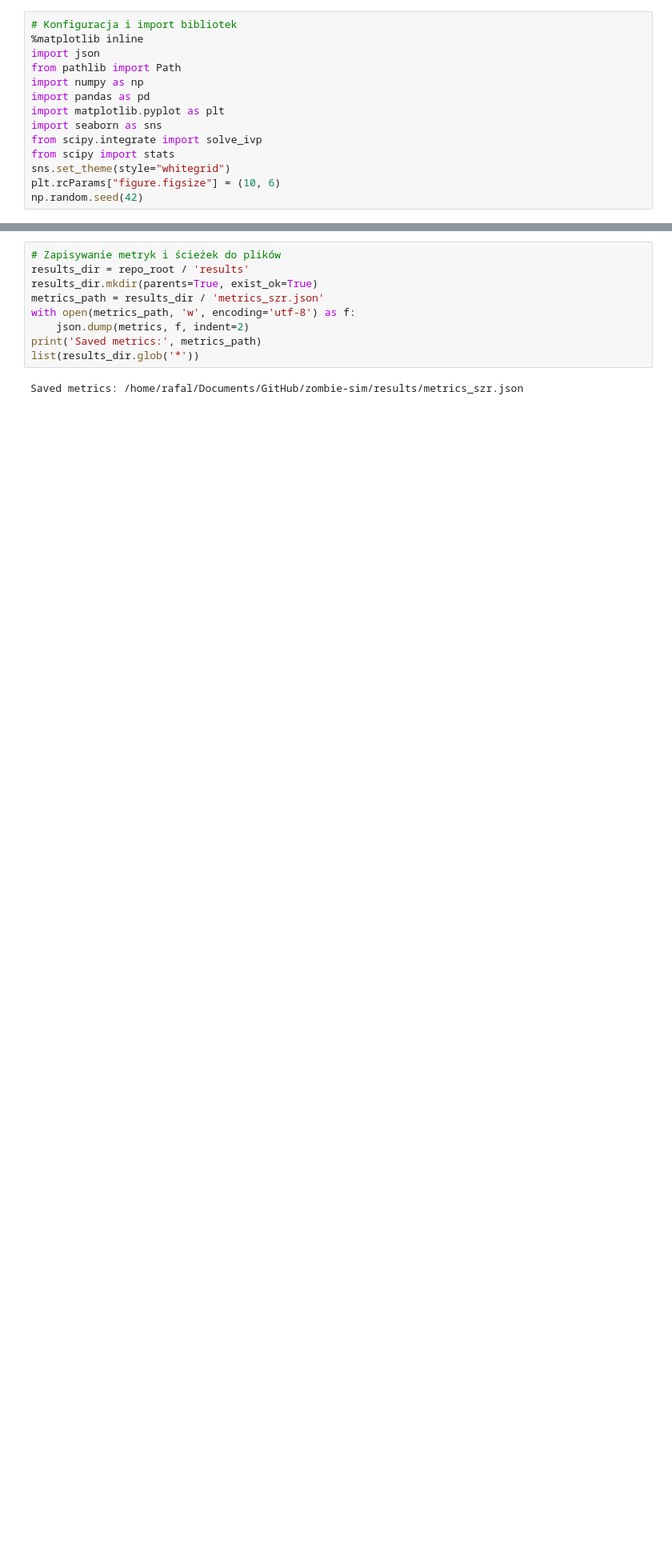
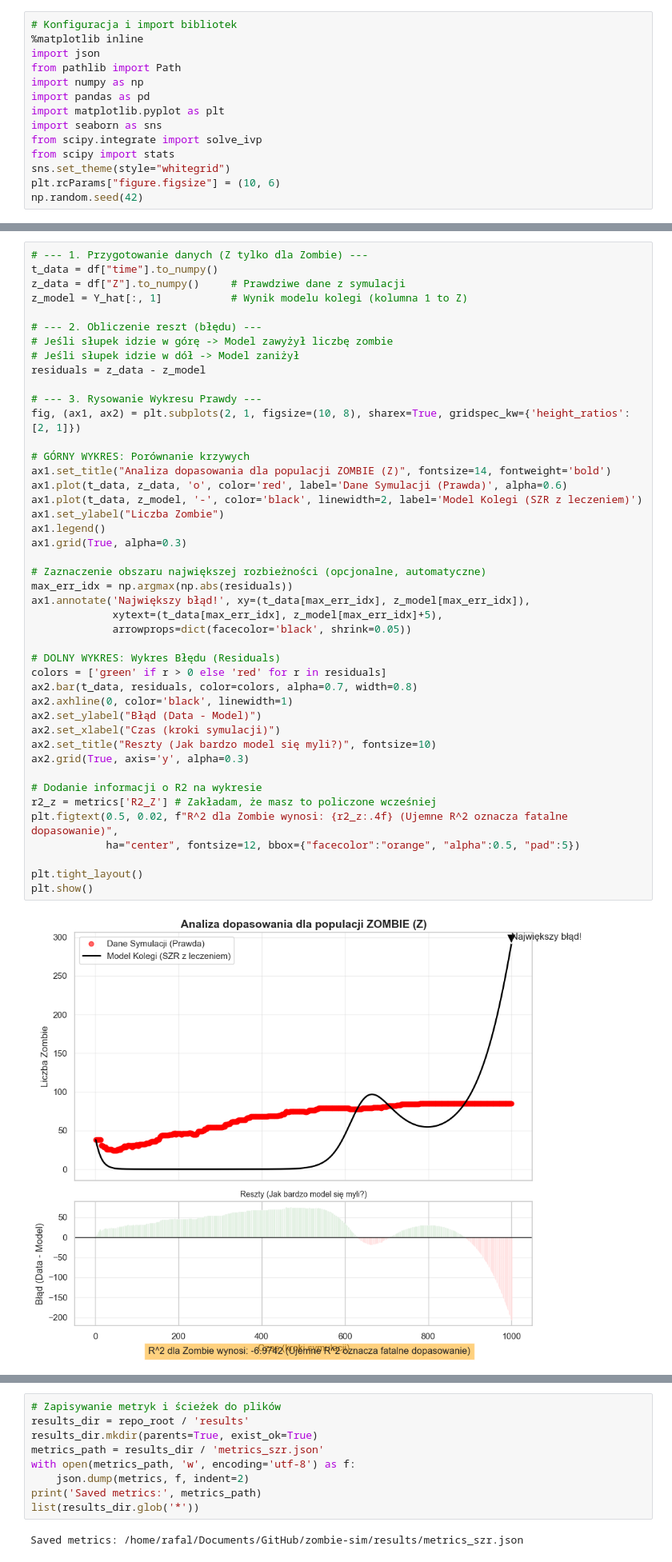
Before and after one commit to RavMRafiki/zombie-sim, a Jupyter notebook: notebooks/szr_fit.ipynb, the cells around one changed output, grey strips where cells are left out. Shown at 80% size. Cells and saved outputs as stored; diff of their text form; blank space fills up the shorter version.

```diff
--- a/notebooks/szr_fit.ipynb
+++ b/notebooks/szr_fit.ipynb
@@ -136,3 +335,49 @@ Saved: /home/rafal/Documents/GitHub/zombie-sim/fig/szr_fit_curve.png
+# %%
+# --- 1. Przygotowanie danych (Z tylko dla Zombie) ---
+t_data = df["time"].to_numpy()
+z_data = df["Z"].to_numpy()     # Prawdziwe dane z symulacji
+z_model = Y_hat[:, 1]           # Wynik modelu kolegi (kolumna 1 to Z)
+
+# --- 2. Obliczenie reszt (błędu) ---
+# Jeśli słupek idzie w górę -> Model zawyżył liczbę zombie
+# Jeśli słupek idzie w dół -> Model zaniżył
+residuals = z_data - z_model
+
+# --- 3. Rysowanie Wykresu Prawdy ---
+fig, (ax1, ax2) = plt.subplots(2, 1, figsize=(10, 8), sharex=True, gridspec_kw={'height_ratios': [2, 1]})
+
+# GÓRNY WYKRES: Porównanie krzywych
+ax1.set_title("Analiza dopasowania dla populacji ZOMBIE (Z)", fontsize=14, fontweight='bold')
+ax1.plot(t_data, z_data, 'o', color='red', label='Dane Symulacji (Prawda)', alpha=0.6)
+ax1.plot(t_data, z_model, '-', color='black', linewidth=2, label='Model Kolegi (SZR z leczeniem)')
+ax1.set_ylabel("Liczba Zombie")
+ax1.legend()
+ax1.grid(True, alpha=0.3)
+
+# Zaznaczenie obszaru największej rozbieżności (opcjonalne, automatyczne)
+max_err_idx = np.argmax(np.abs(residuals))
+ax1.annotate('Największy błąd!', xy=(t_data[max_err_idx], z_model[max_err_idx]),
+             xytext=(t_data[max_err_idx], z_model[max_err_idx]+5),
+             arrowprops=dict(facecolor='black', shrink=0.05))
+
+# DOLNY WYKRES: Wykres Błędu (Residuals)
+colors = ['green' if r > 0 else 'red' for r in residuals]
+ax2.bar(t_data, residuals, color=colors, alpha=0.7, width=0.8)
+ax2.axhline(0, color='black', linewidth=1)
+ax2.set_ylabel("Błąd (Data - Model)")
+ax2.set_xlabel("Czas (kroki symulacji)")
+ax2.set_title("Reszty (Jak bardzo model się myli?)", fontsize=10)
+ax2.grid(True, axis='y', alpha=0.3)
+
+# Dodanie informacji o R2 na wykresie
+r2_z = metrics['R2_Z'] # Zakładam, że masz to policzone wcześniej
+plt.figtext(0.5, 0.02, f"R^2 dla Zombie wynosi: {r2_z:.4f} (Ujemne R^2 oznacza fatalne dopasowanie)",
+            ha="center", fontsize=12, bbox={"facecolor":"orange", "alpha":0.5, "pad":5})
+
+plt.tight_layout()
+plt.show()
+# %% [output]
+[figure, added]
 # %%
 # Wykres reszt: serie S, Z, R
 fig, axes = plt.subplots(3, 3, figsize=(14,10))
```
Also changed, not shown: parts of 5 cells of this notebook, 6 other files.
